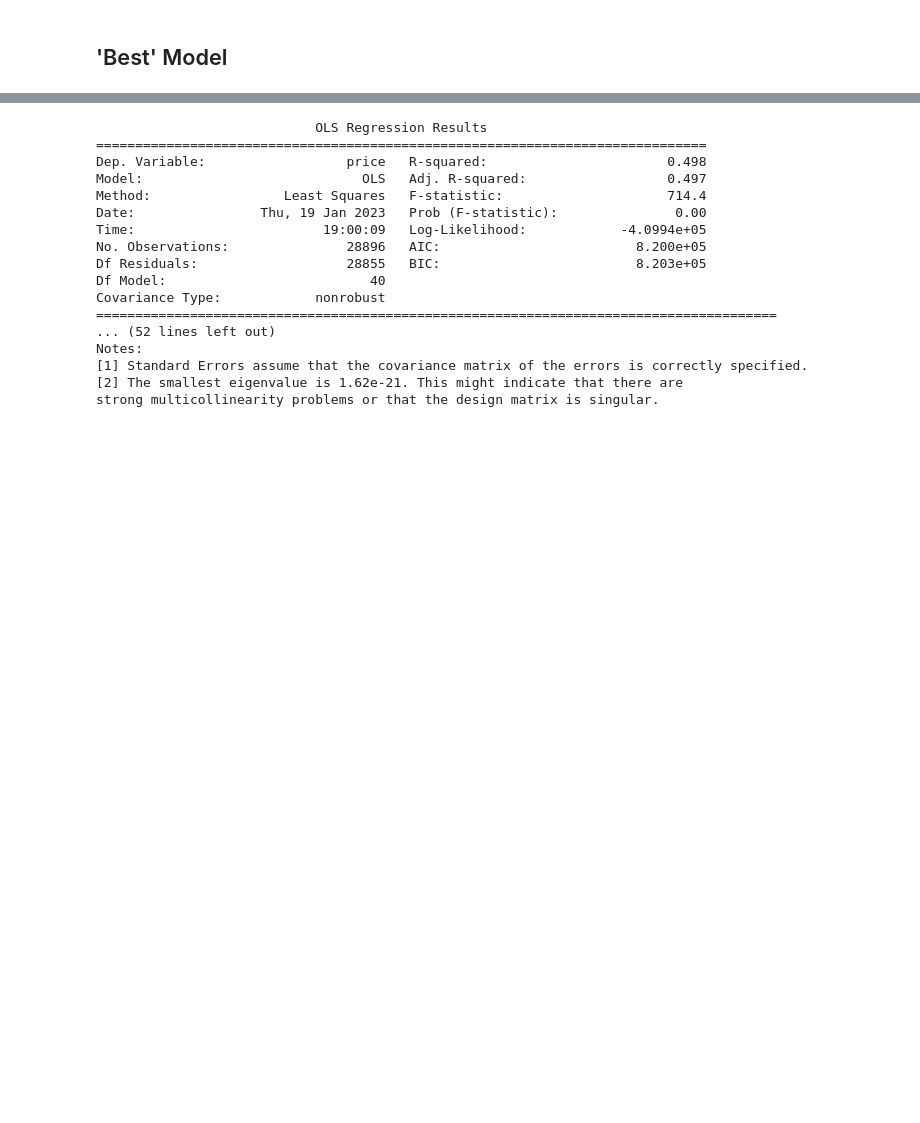
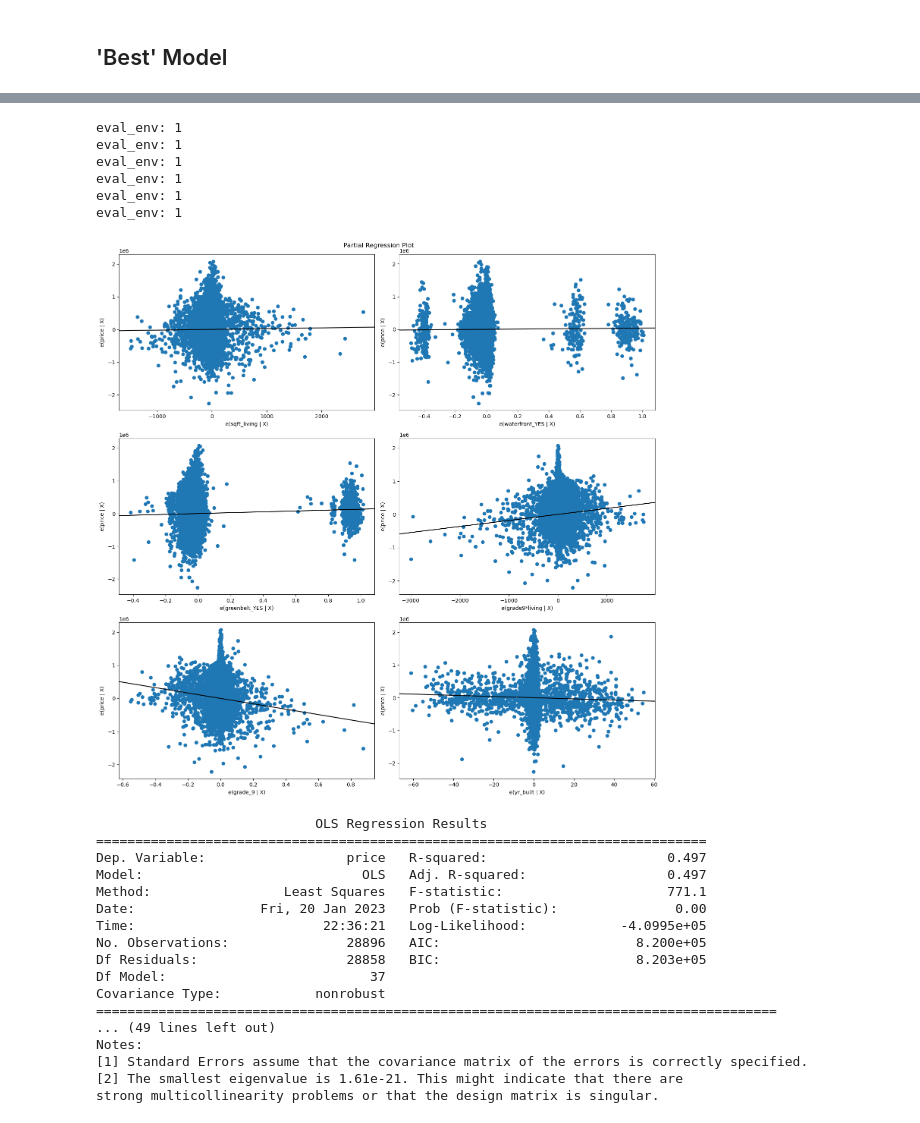
Before and after one commit to Tommyphung1/King-County-Feature-Regression, a Jupyter notebook: house_notebook.ipynb, the cells around one changed output, grey strips where cells are left out. Cells and saved outputs as stored; diff of their text form; code cells hidden in the pictures; blank space fills up the shorter version.

```diff
--- a/house_notebook.ipynb
+++ b/house_notebook.ipynb
@@ -406,9 +418,9 @@ for level in [2,4,5,6,7,8,9,12,13]:
 # %%
 X = df_final_dummies[df_final_dummies.columns[1:]]
 y = df_final_dummies['price']
-model_dummies = sm.OLS(y, sm.add_constant(X))
-results_dummies = model_dummies.fit()
-print(results_dummies.summary())
+model_final_dummies = sm.OLS(y, sm.add_constant(X))
+results_final_dummies = model_final_dummies.fit()
+print(results_final_dummies.summary())
 # %% [output]
                             OLS Regression Results
 ==============================================================================
@@ -427,17 +439,29 @@ Notes:
 [1] Standard Errors assume that the covariance matrix of the errors is correctly specified.
 [2] The smallest eigenvalue is 8.26e-19. This might indicate that there are
 strong multicollinearity problems or that the design matrix is singular.
+# %%
+fig = plt.figure(figsize=(15,15));
+sm.graphics.plot_partregress_grid(results_final_dummies, exog_idx=['sqft_living','waterfront_YES', 'greenbelt_YES', 'grade9*living','grade_9','yr_built' ], fig= fig);
+plt.tight_layout();
+# %% [output]
+eval_env: 1
+eval_env: 1
+eval_env: 1
+eval_env: 1
+eval_env: 1
+eval_env: 1
+[figure, added]
 # %%
 X = df_final_dummies[[ 'bedrooms', 'bathrooms', 'sqft_living','floors',
        'sqft_basement', 'sqft_garage', 'sqft_patio', 'yr_built',
-       'yr_renovated', 'relative_age', 'waterfront_YES', 'greenbelt_YES', 'view_EXCELLENT', 'view_GOOD', 'view_NONE',
+       'relative_age', 'waterfront_YES', 'greenbelt_YES', 'view_EXCELLENT', 'view_GOOD', 'view_NONE',
        'view_other', 'condition_Good', 'condition_Very Good',
        'condition_other', 'heat_source_Gas', 'heat_source_Oil',
        'heat_source_other',
        'grade_11', 'grade_12', 'grade_13', 'grade_2', 'grade_3', 'grade_4',
        'grade_5', 'grade_6', 'grade_7', 'grade_8', 'grade_9', 'grade2*living',
-       'grade4*living', 'grade5*living', 'grade6*living', 'grade7*living',
-       'grade8*living', 'grade9*living', 'grade12*living', 'grade13*living']]
+       'grade4*living', 'grade5*living', 'grade7*living',
+       'grade8*living', 'grade9*living', 'grade13*living']]
 y = df_final_dummies['price']
 model_dummies = sm.OLS(y, sm.add_constant(X))
 results_dummies = model_dummies.fit()
@@ -445,18 +469,18 @@ print(results_dummies.summary())
 # %% [output]
                             OLS Regression Results
 ==============================================================================
-Dep. Variable:                  price   R-squared:                       0.498
+Dep. Variable:                  price   R-squared:                       0.497
 Model:                            OLS   Adj. R-squared:                  0.497
-Method:                 Least Squares   F-statistic:                     714.4
-Date:                Thu, 19 Jan 2023   Prob (F-statistic):               0.00
-Time:                        19:00:09   Log-Likelihood:            -4.0994e+05
+Method:                 Least Squares   F-statistic:                     771.1
+Date:                Fri, 20 Jan 2023   Prob (F-statistic):               0.00
+Time:                        22:36:21   Log-Likelihood:            -4.0995e+05
 No. Observations:               28896   AIC:                         8.200e+05
-Df Residuals:                   28855   BIC:                         8.203e+05
-Df Model:                          40
+Df Residuals:                   28858   BIC:                         8.203e+05
+Df Model:                          37
 Covariance Type:            nonrobust
 =======================================================================================
-... (52 lines left out)
+... (49 lines left out)
 Notes:
 [1] Standard Errors assume that the covariance matrix of the errors is correctly specified.
-[2] The smallest eigenvalue is 1.62e-21. This might indicate that there are
+[2] The smallest eigenvalue is 1.61e-21. This might indicate that there are
 strong multicollinearity problems or that the design matrix is singular.
```
Also changed, not shown: parts of 15 cells of this notebook, 2 other files.
